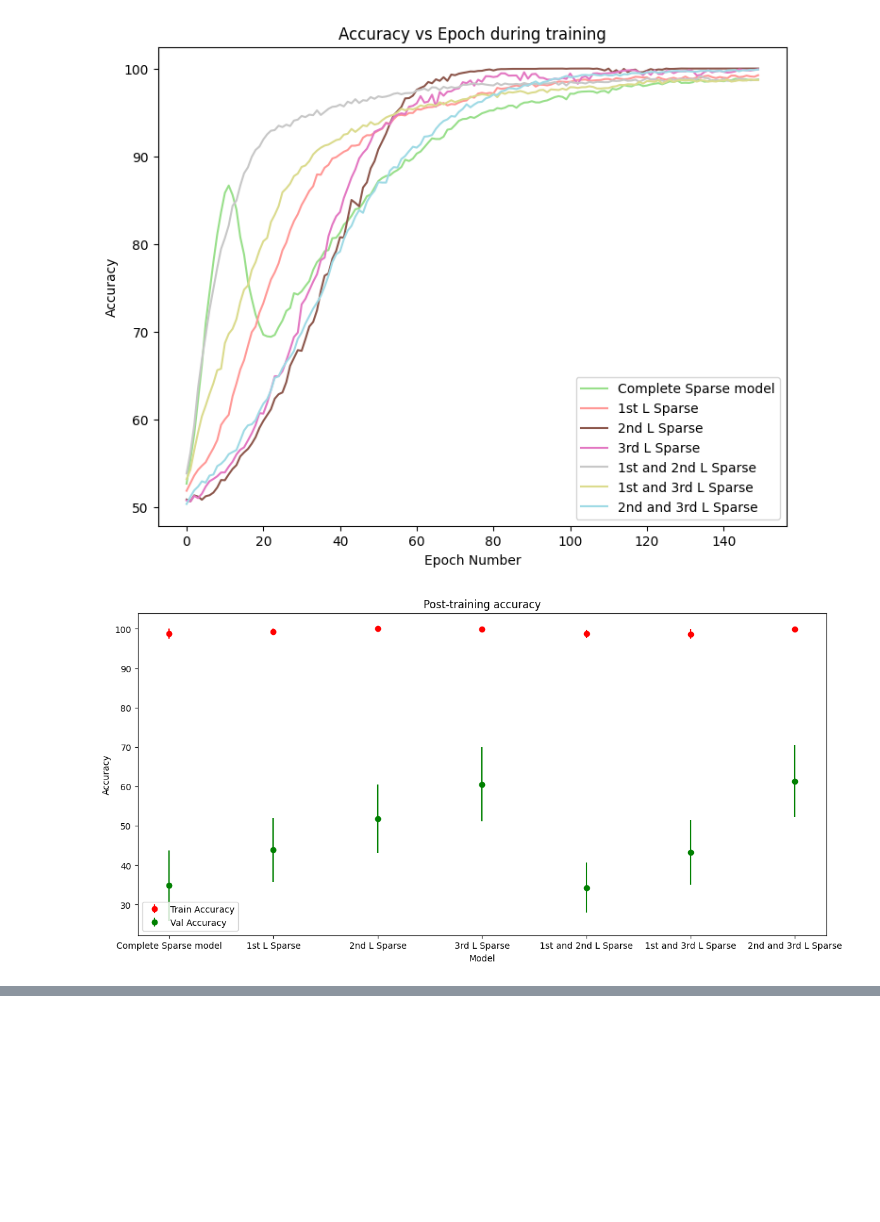
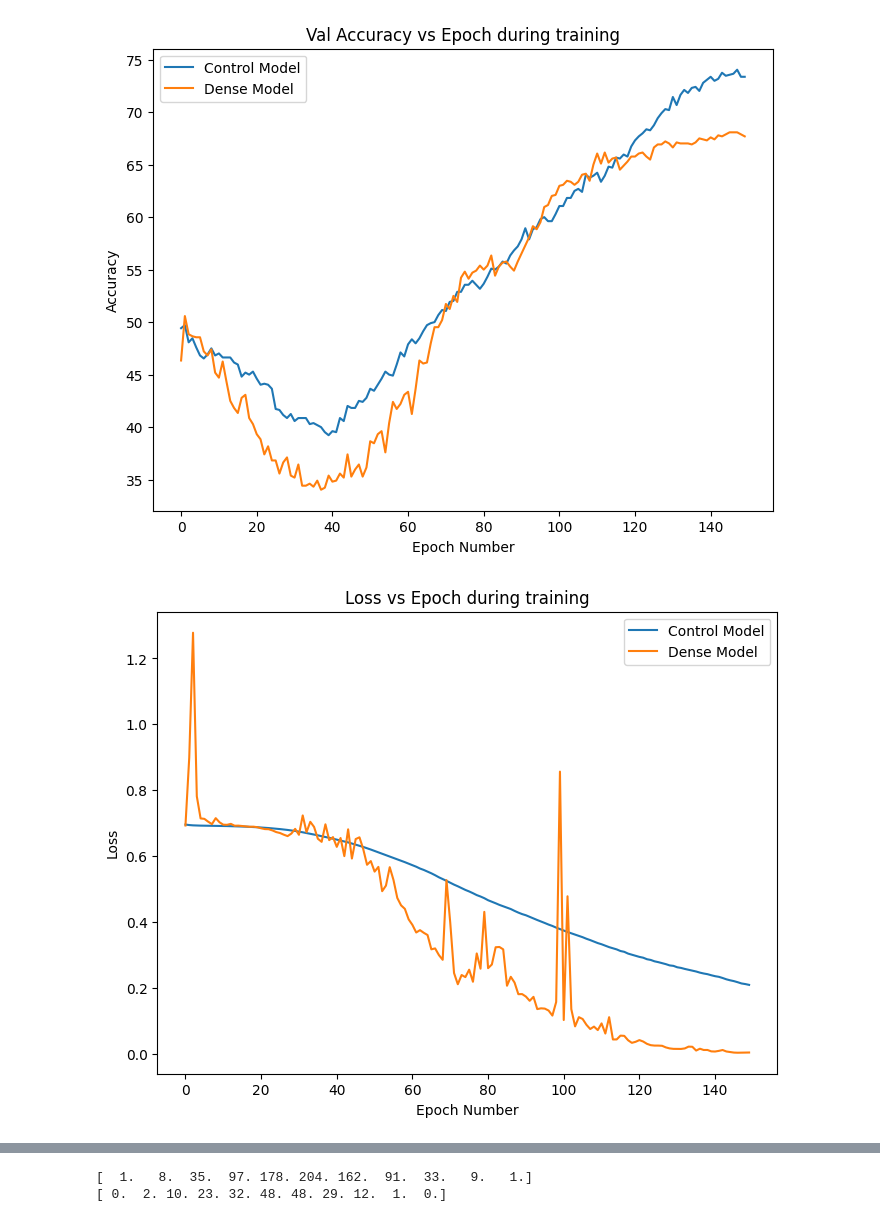
Before and after one commit to animeshsasan/hippocampal-cortex-learning, a Jupyter notebook: .ipynbs/generalizing-sparse-model.ipynb, the cells around one changed output, grey strips where cells are left out. Drawn from its saved outputs; the diff is of its cells as text; code cells hidden in the pictures; blank space fills up the shorter version.

```diff
--- a/.ipynbs/generalizing-sparse-model.ipynb
+++ b/.ipynbs/generalizing-sparse-model.ipynb
@@ -16,5 +19,5 @@ from metrics.charts import ChartUtil
 dataset = XOR()
 in_features = 6
 out_features = 2
-X_train, y_train, X_val, y_val = dataset.get_dataset(in_features = in_features, unique = True)
+X_train, y_train, X_val, y_val = dataset.get_dataset(in_features = in_features, unique = True, split_percent=0.8)
 trainUtil = TrainUtil(X_train, y_train, X_val = X_val, y_val = y_val)
@@ -121,14 +149,6 @@ combined_charts.plot_test_accu_for_models(
 # %%
-model_types = {"Complete Sparse model": model_params_all,
-               "1st L Sparse": model_params_first,
-               "2nd L Sparse": model_params_second,
-               "3rd L Sparse": model_params_third,
-               "1st and 2nd L Sparse": model_params_first_second,
-               "1st and 3rd L Sparse": model_params_first_third,
-               "2nd and 3rd L Sparse": model_params_second_third
-            }
-chartUtils = {}
-chartUtils["all"] = experiment.perform_one_experiment(
+chartUtils_8D = {}
+chartUtils_8D["all"] = experiment.perform_one_experiment(
     models =
     {
         "Control Model": modelSetups._get_control_model,
@@ -138,12 +158,13 @@ chartUtils["all"] = experiment.perform_one_experiment(
     out_features = out_features,
     layers = layers,
     model_params = model_types["Complete Sparse model"],
-    n_epochs=150,
+    n_epochs = 150,
+    n_runs=20,
     batch_train= True
 )
 
 for modelName in model_types:
-    chartUtils[modelName] = experiment.perform_one_experiment(
+    chartUtils_8D[modelName] = experiment.perform_one_experiment(
         models = {
             modelName: modelSetups._get_sparse_model,
             },
@@ -152,28 +173,35 @@ for modelName in model_types:
         layers = layers,
         model_params = model_types[modelName],
         n_epochs = 150,
+        n_runs = 20,
         batch_train= True
         )
 # %%
-model_keys = list(chartUtils.keys())
-combined_charts: ChartUtil = chartUtils[model_keys[0]]
+model_keys = list(chartUtils_8D.keys())
+combined_charts: ChartUtil = chartUtils_8D[model_keys[0]]
 
 for key in model_keys[1:]:
-    combined_charts = combined_charts.combine_charts(chartUtils[key])
+    combined_charts = combined_charts.combine_charts(chartUtils_8D[key])
 
 sparse_models, control_models, dense_models = get_models_to_plot_from_combined(combined_charts)
 combined_charts.set_colors_map()
 # %%
-combined_charts.plot_training_data_for(no_std = True,
-                                      models = sparse_models
-                                       ).show()
 combined_charts.plot_training_data_for(
-    value_to_plot = TrainingCharts.ACC,
+    value_to_plot = TrainingCharts.TRAIN_ACC,
     no_std = True,
-    models = sparse_models
+    models = control_models + dense_models
+    ).show()
+combined_charts.plot_training_data_for(
+    value_to_plot = TrainingCharts.VAL_ACC,
+    no_std = True,
+    models = control_models + dense_models
+    ).show()
+combined_charts.plot_training_data_for(
+    no_std = True,
+    models = control_models + dense_models
     ).show()
 combined_charts.plot_test_accu_for_models(
     width_alpha=3,
-    models = sparse_models
+    models = control_models + dense_models
     ).show()
 # %% [output]
@@ -181,2 +209,2 @@ combined_charts.plot_test_accu_for_models(
-[figure, old version]
+[figure, new version]
-[figure, old version]
+[figure, new version]
@@ -183 +212,14 @@ combined_charts.plot_test_accu_for_models(
+# %%
+dataset = XOR()
+in_features = 10
+out_features = 2
+X_train, y_train, X_val, y_val = dataset.get_dataset(in_features = in_features, unique = True)
+trainUtil = TrainUtil(X_train, y_train, X_val = X_val, y_val = y_val)
+experiment = RunExperiment(trainUtil)
+modelSetups = ModelSetups()
+trainUtil.set_data_granularity(1)
+validate_input(X_train, X_val)
+# %% [output]
+[  1.   8.  35.  97. 178. 204. 162.  91.  33.   9.   1.]
+[ 0.  2. 10. 23. 32. 48. 48. 29. 12.  1.  0.]
 # %%
```
Also changed, not shown: parts of 14 cells of this notebook, 19 other files.
